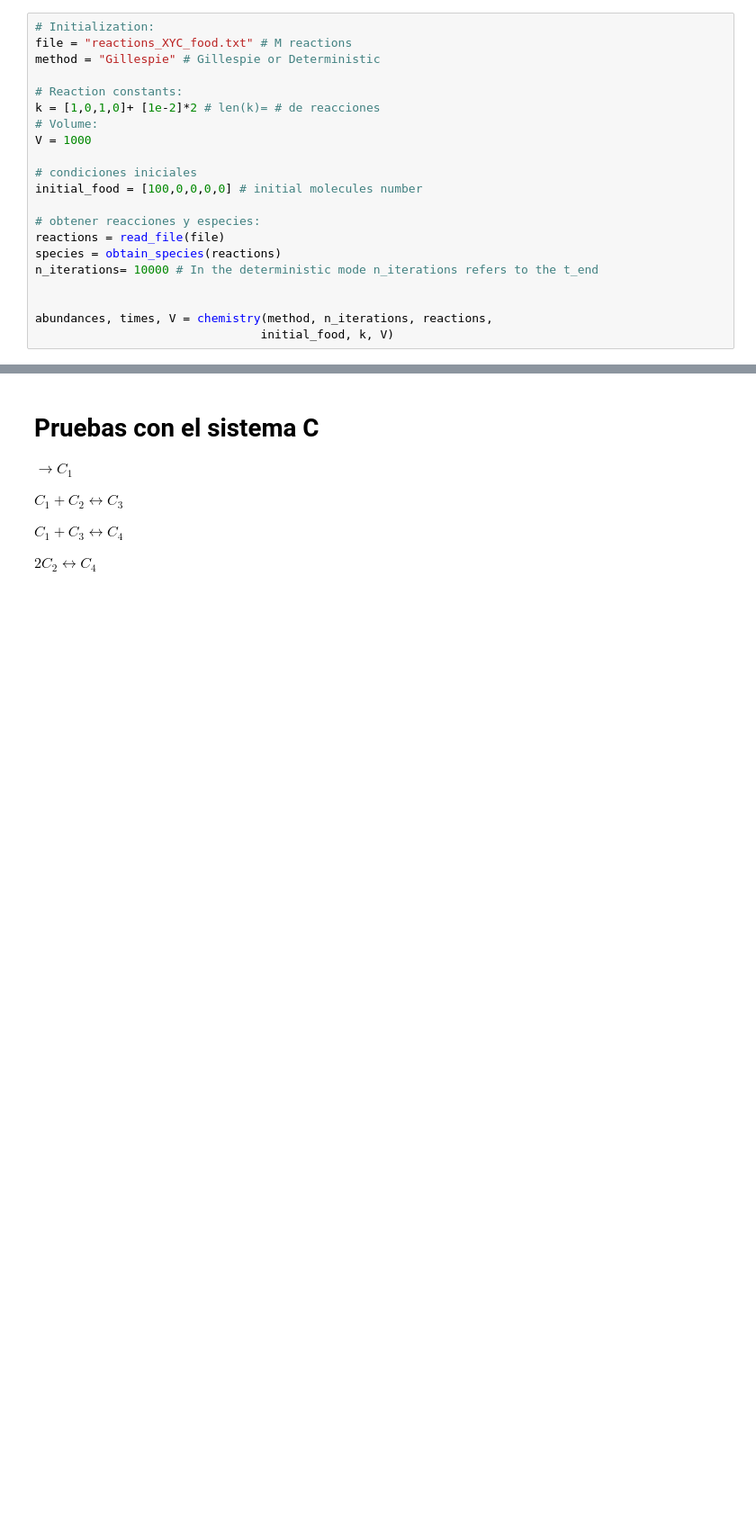
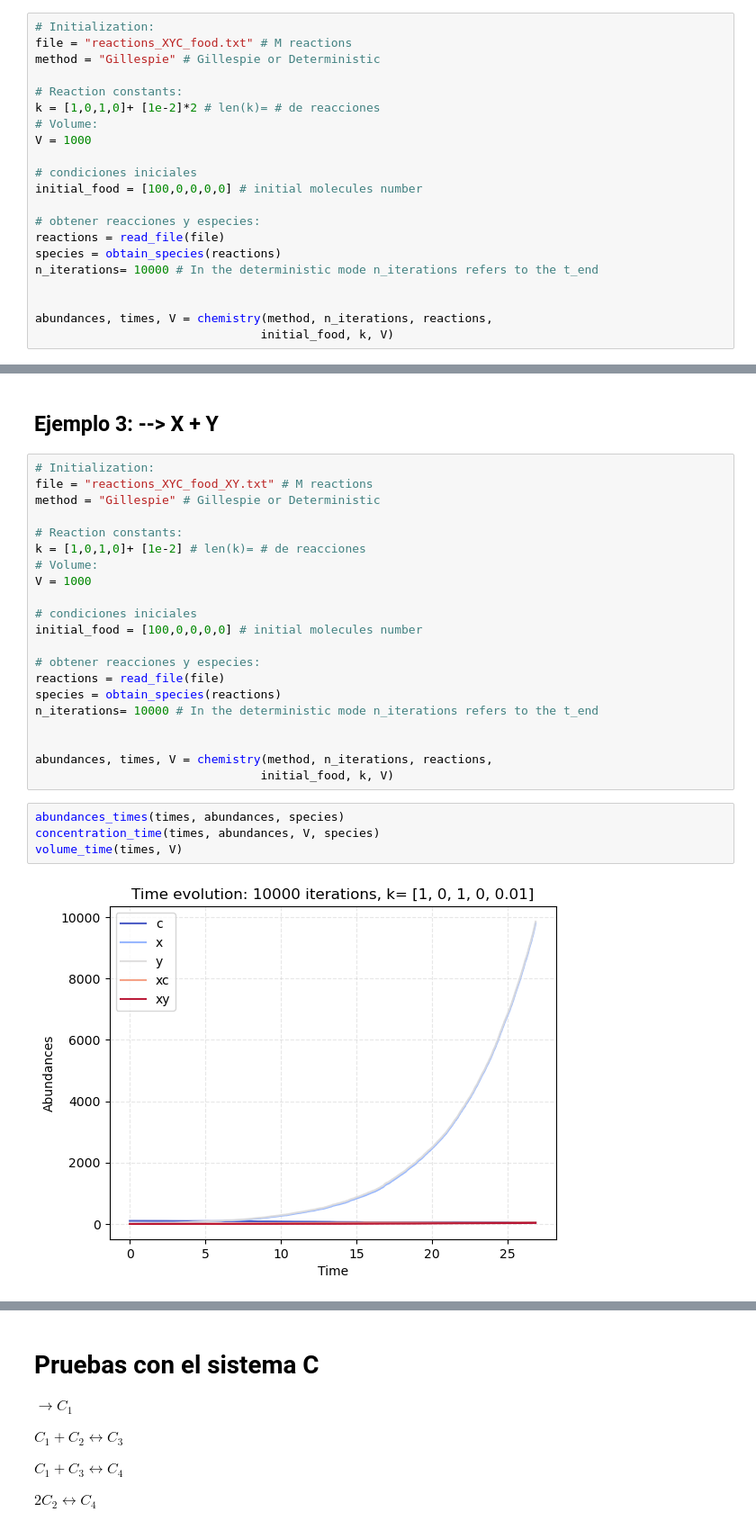
Before and after one commit to CAB-GCA/catalytic_world, a Jupyter notebook: chemostat_graphs.ipynb, the cells around one changed output, grey strips where cells are left out. Shown at 90% size. Drawn from its saved outputs; the diff is of its cells as text; blank space fills up the shorter version.

```diff
--- a/chemostat_graphs.ipynb
+++ b/chemostat_graphs.ipynb
@@ -135,0 +136,29 @@ plt.show()
+# %% [markdown]
+## Ejemplo 3: --> X + Y
+# %%
+# Initialization:
+file = "reactions_XYC_food_XY.txt" # M reactions
+method = "Gillespie" # Gillespie or Deterministic
+
+# Reaction constants:
+k = [1,0,1,0]+ [1e-2] # len(k)= # de reacciones
+# Volume:
+V = 1000
+
+# condiciones iniciales
+initial_food = [100,0,0,0,0] # initial molecules number
+
+# obtener reacciones y especies:
+reactions = read_file(file)
+species = obtain_species(reactions)
+n_iterations= 10000 # In the deterministic mode n_iterations refers to the t_end
+
+
+abundances, times, V = chemistry(method, n_iterations, reactions,
+                                initial_food, k, V)
+# %%
+abundances_times(times, abundances, species)
+concentration_time(times, abundances, V, species)
+volume_time(times, V)
+# %% [output]
+[figure, added]
```
Also changed, not shown: parts of 43 cells of this notebook, 4 other files.
